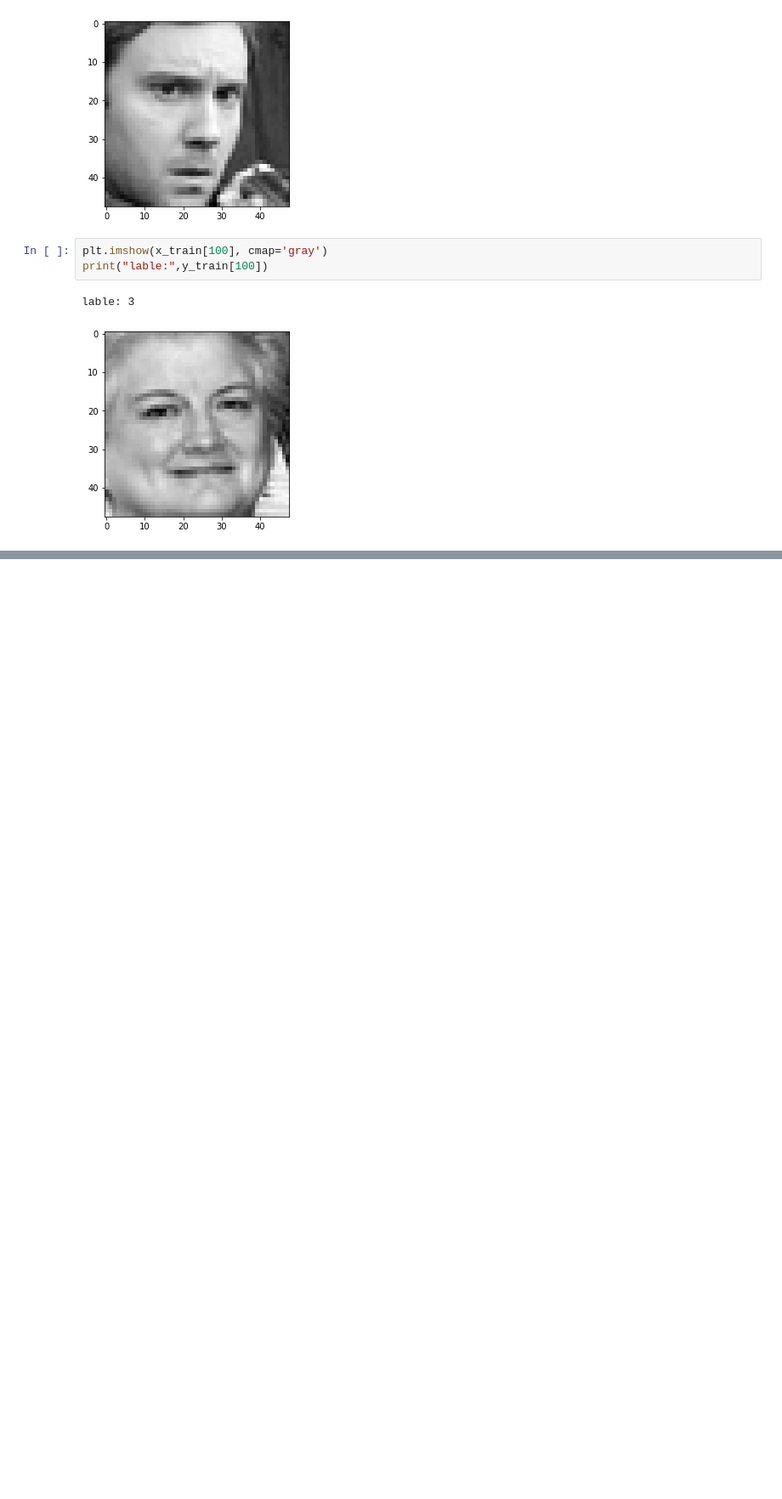
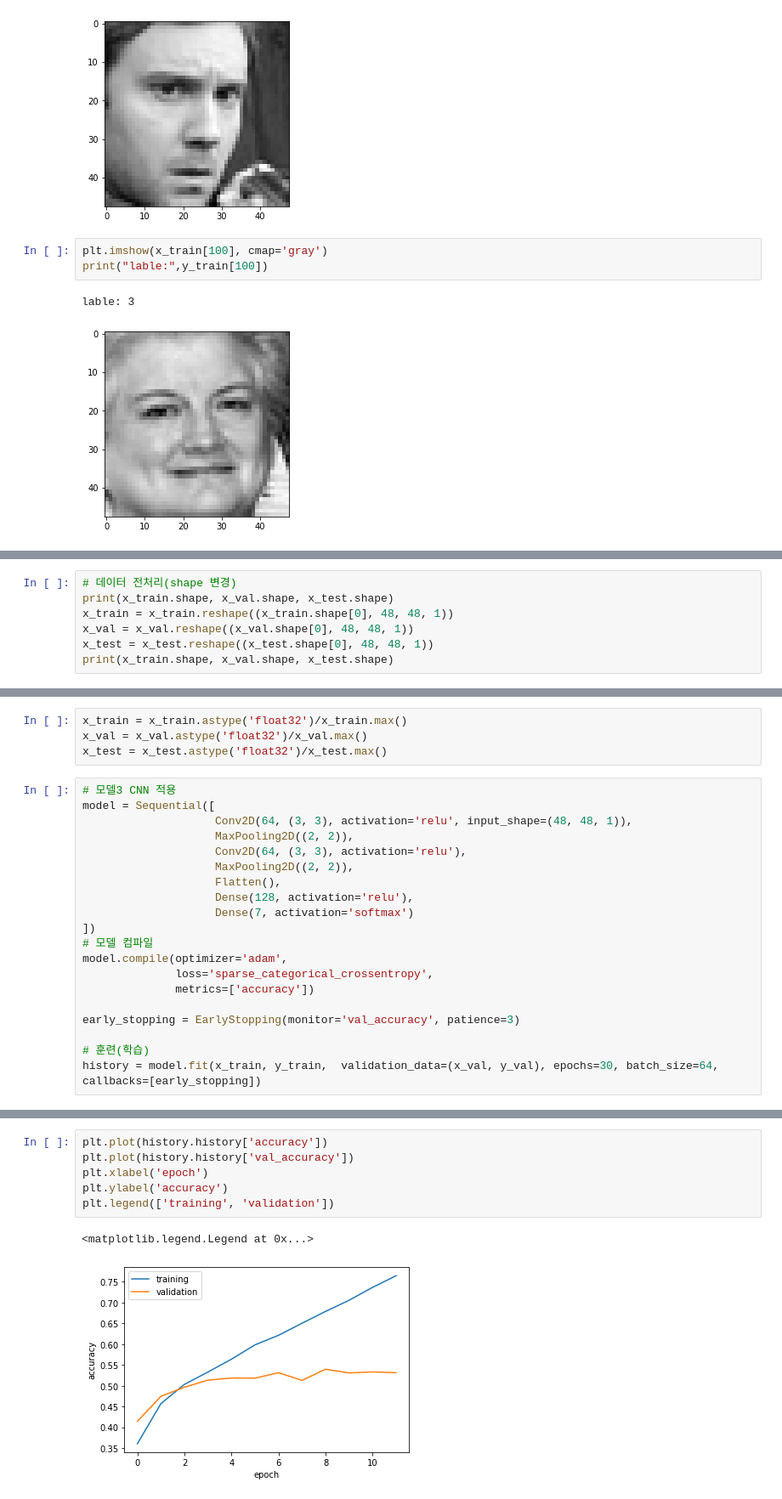
Before and after one commit to lovedlim/tfcourse, a Jupyter notebook: 11_13_kaggle_face_emotion_baseline.ipynb, the cells around one changed output, grey strips where cells are left out. Shown at 85% size. Drawn from its saved outputs; the diff is of its cells as text; blank space fills up the shorter version.

```diff
--- a/11_13_kaggle_face_emotion_baseline.ipynb
+++ b/11_13_kaggle_face_emotion_baseline.ipynb
@@ -198,0 +206,7 @@ plt.legend(['training', 'validation'])
+# %%
+# 데이터 전처리(shape 변경)
+print(x_train.shape, x_val.shape, x_test.shape)
+x_train = x_train.reshape((x_train.shape[0], 48, 48, 1))
+x_val = x_val.reshape((x_val.shape[0], 48, 48, 1))
+x_test = x_test.reshape((x_test.shape[0], 48, 48, 1))
+print(x_train.shape, x_val.shape, x_test.shape)
@@ -198,0 +216,24 @@ plt.legend(['training', 'validation'])
+# %%
+x_train = x_train.astype('float32')/x_train.max()
+x_val = x_val.astype('float32')/x_val.max()
+x_test = x_test.astype('float32')/x_test.max()
+# %%
+# 모델3 CNN 적용
+model = Sequential([
+                    Conv2D(64, (3, 3), activation='relu', input_shape=(48, 48, 1)),
+                    MaxPooling2D((2, 2)),
+                    Conv2D(64, (3, 3), activation='relu'),
+                    MaxPooling2D((2, 2)),
+                    Flatten(),
+                    Dense(128, activation='relu'),
+                    Dense(7, activation='softmax')
+])
+# 모델 컴파일
+model.compile(optimizer='adam',
+              loss='sparse_categorical_crossentropy',
+              metrics=['accuracy'])
+
+early_stopping = EarlyStopping(monitor='val_accuracy', patience=3)
+
+# 훈련(학습)
+history = model.fit(x_train, y_train,  validation_data=(x_val, y_val), epochs=30, batch_size=64, callbacks=[early_stopping])
@@ -198,0 +258,9 @@ plt.legend(['training', 'validation'])
+# %%
+plt.plot(history.history['accuracy'])
+plt.plot(history.history['val_accuracy'])
+plt.xlabel('epoch')
+plt.ylabel('accuracy')
+plt.legend(['training', 'validation'])
+# %% [output]
+<matplotlib.legend.Legend at 0x...>
+[figure, added]
```
Also changed, not shown: parts of 12 cells of this notebook.
